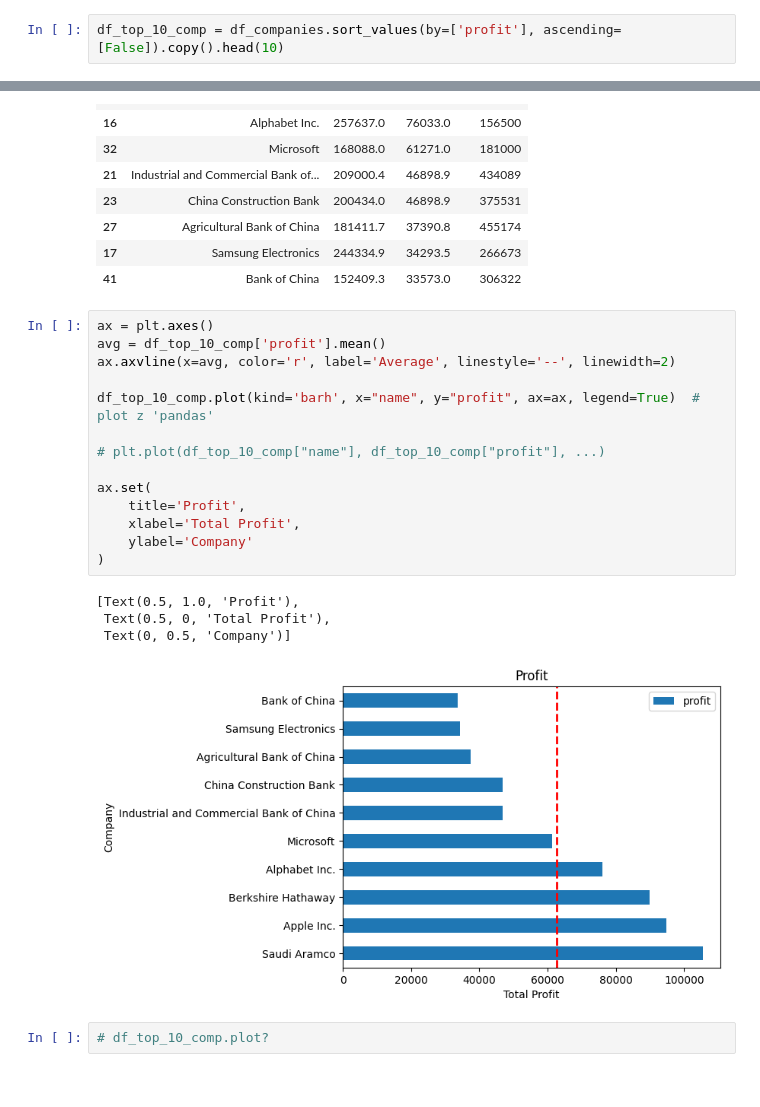
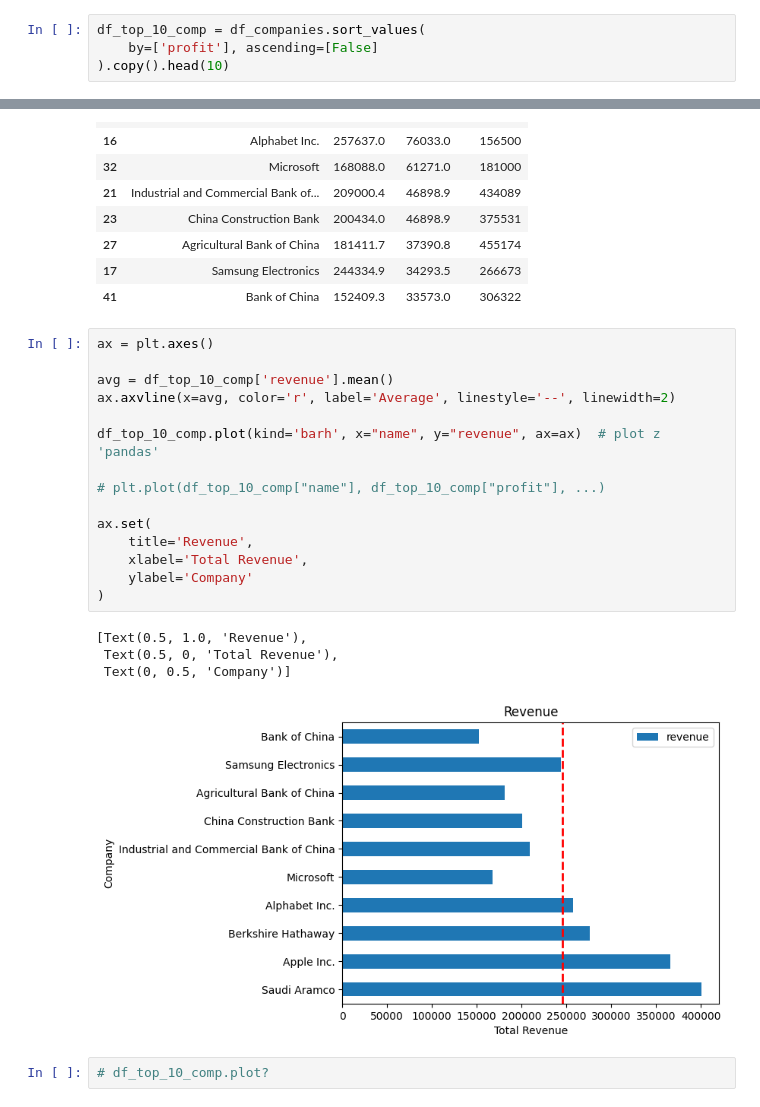
Before and after one commit to Bralor/data-csob-2023, a Jupyter notebook: shared/notebooks/lesson07.ipynb, the cells around one changed output, grey strips where cells are left out. Cells and saved outputs as stored; diff of their text form.

```diff
--- a/shared/notebooks/lesson07.ipynb
+++ b/shared/notebooks/lesson07.ipynb
@@ -937,7 +1077,9 @@ df_companies.head()
 | 3 | China National Petroleum Corporation | 411692.9 | 9637.5 | 1090345 |
 | 4 | China Petrochemical Corporation | 401313.5 | 8316.1 | 542286 |
 # %%
-df_top_10_comp = df_companies.sort_values(by=['profit'], ascending=[False]).copy().head(10)
+df_top_10_comp = df_companies.sort_values(
+    by=['profit'], ascending=[False]
+).copy().head(10)
 # %%
 df_top_10_comp
 # %% [output]
@@ -954,23 +1096,24 @@ df_top_10_comp
 | 41 | Bank of China | 152409.3 | 33573.0 | 306322 |
 # %%
 ax = plt.axes()
-avg = df_top_10_comp['profit'].mean()
+
+avg = df_top_10_comp['revenue'].mean()
 ax.axvline(x=avg, color='r', label='Average', linestyle='--', linewidth=2)
 
-df_top_10_comp.plot(kind='barh', x="name", y="profit", ax=ax, legend=True)  # plot z 'pandas'
+df_top_10_comp.plot(kind='barh', x="name", y="revenue", ax=ax)  # plot z 'pandas'
 
 # plt.plot(df_top_10_comp["name"], df_top_10_comp["profit"], ...)
 
 ax.set(
-    title='Profit',
-    xlabel='Total Profit',
+    title='Revenue',
+    xlabel='Total Revenue',
     ylabel='Company'
 )
 # %% [output]
-[Text(0.5, 1.0, 'Profit'),
- Text(0.5, 0, 'Total Profit'),
+[Text(0.5, 1.0, 'Revenue'),
+ Text(0.5, 0, 'Total Revenue'),
  Text(0, 0.5, 'Company')]
-[figure, old version]
+[figure, new version]
 # %%
 # df_top_10_comp.plot?
 # %% [markdown]
```
Also changed, not shown: parts of 35 cells of this notebook.
